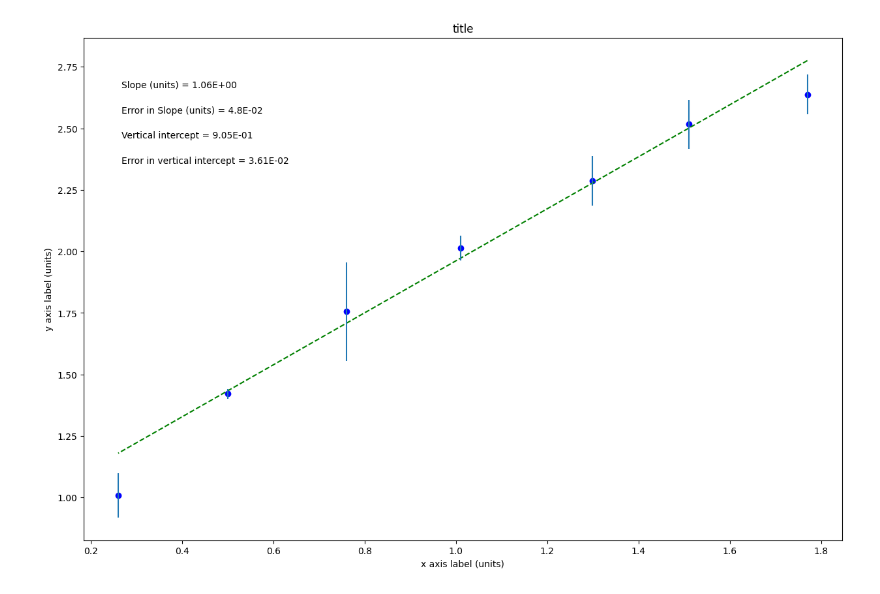
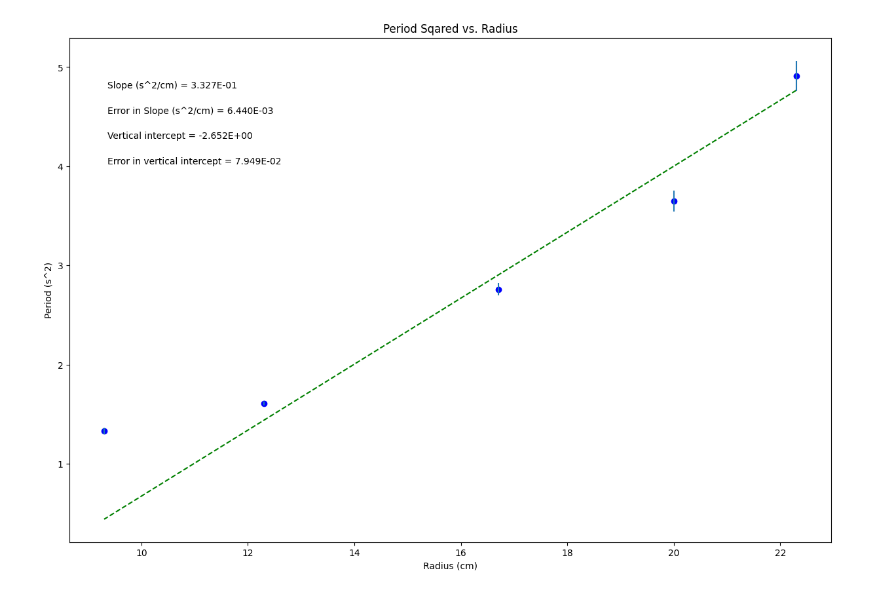
Before and after one commit to aganoti27/Sylvie-s-Plots----216N.02, a Jupyter notebook: SylvieTower_Uniform_Circular_Motion.ipynb, the cells around one changed output. Saved outputs shown, nothing was run; the diff lists cells and outputs as text; code cells hidden in the pictures.

```diff
--- a/SylvieTower_Uniform_Circular_Motion.ipynb
+++ b/SylvieTower_Uniform_Circular_Motion.ipynb
@@ -2,7 +2,7 @@
 <a href="https://colab.research.google.com/github/aganoti27/Sylvie-s-Plots----216N.02/blob/main/SylvieTower_Uniform_Circular_Motion.ipynb" target="_parent"><img src="https://colab.research.google.com/assets/colab-badge.svg" alt="Open In Colab"/></a>
 # %%
 #PHSX 216 & 218 plotting code
-#Brianna Beller
+#Sylvie Tower
 #Updated September 2023
 
 #import packages and libraries, assign shortcut names
@@ -19,11 +19,11 @@ import matplotlib.pyplot as plt
 #variable names should start with a letter and must contain only letters, numbers, and underscores
 
 
-xvariable_changeme = np.array([1.770, 1.510, 1.299, 1.010, 0.760, 0.500, 0.260])
+xvariable_changeme = np.array([22.3, 20.0, 16.7, 12.3, 9.3])
 
-yvariable_changeme = np.array([2.638, 2.517, 2.287, 2.014, 1.756, 1.421, 1.009])
+yvariable_changeme = np.array([4.91, 3.65, 2.76, 1.61, 1.33])
 
-err_yvariable_changeme = np.array([0.08, 0.1, 0.1, 0.05, 0.2, 0.02, 0.09])
+err_yvariable_changeme = np.array([0.154, 0.104, 0.061, 0.019, 0.031])
 
 
 
@@ -37,10 +37,10 @@ dy = err_yvariable_changeme        #this should be your error in y array
 
 #UPDATE EACH OF THESE 4 STRINGS FOR YOUR PLOT LABELS AS YOU WANT THEM TO APPEAR
 
-plot_title= 'title'
-x_label= 'x axis label (units)'
-y_label= 'y axis label (units)'
-slope_units= 'units'
+plot_title= 'Period Sqared vs. Radius'
+x_label= 'Radius (cm)'
+y_label= 'Period (s^2)'
+slope_units= 's^2/cm'
 
 #UPDATE ANNOTATION PLACEMENT SO IT'S OUT OF WAY OF PLOTTED DATA AND BEST FIT LINE
 #integer from 1 to 4, top R corner is 1 (counter-clockwise from there)
@@ -92,31 +92,31 @@ elif annotation_placement==3 or annotation_placement==4:
 #Don't need to change anything in this section!
 
 #Plot data on graph. Plot error bars and place values for slope,
 #error in slope, and vertical intercept (plus error) on the plot using "annotate"
 
 plt.figure(figsize=(15,10))
 
 plt.plot(x, fit, color='green', linestyle='--')
 plt.scatter(x, y, color='blue', marker='o')
 
 plt.xlabel(x_label)
 plt.ylabel(y_label)
 plt.title(plot_title)
 
 plt.errorbar(x, y, yerr=dy, xerr=None, fmt="none") #don't need to plot x error bars
 
 plt.annotate('Slope ({}) = {value:.{digits}E}'.format(slope_units,value=m, digits=3),
              (xpos, ypos[0]), xycoords='axes fraction')
 
 plt.annotate('Error in Slope ({}) = {value:.{digits}E}'.format(slope_units,value=dm, digits=3),
              (xpos, ypos[1]), xycoords='axes fraction')
 
 plt.annotate('Vertical intercept = {value:.{digits}E}'.format(value=b, digits=3),
              (xpos, ypos[2]), xycoords='axes fraction')
 
 plt.annotate('Error in vertical intercept = {value:.{digits}E}'.format(value=db, digits=3),
              (xpos, ypos[3]), xycoords='axes fraction')
 
 plt.show()
 # %% [output]
-[figure, old version]
+[figure, new version]
```
